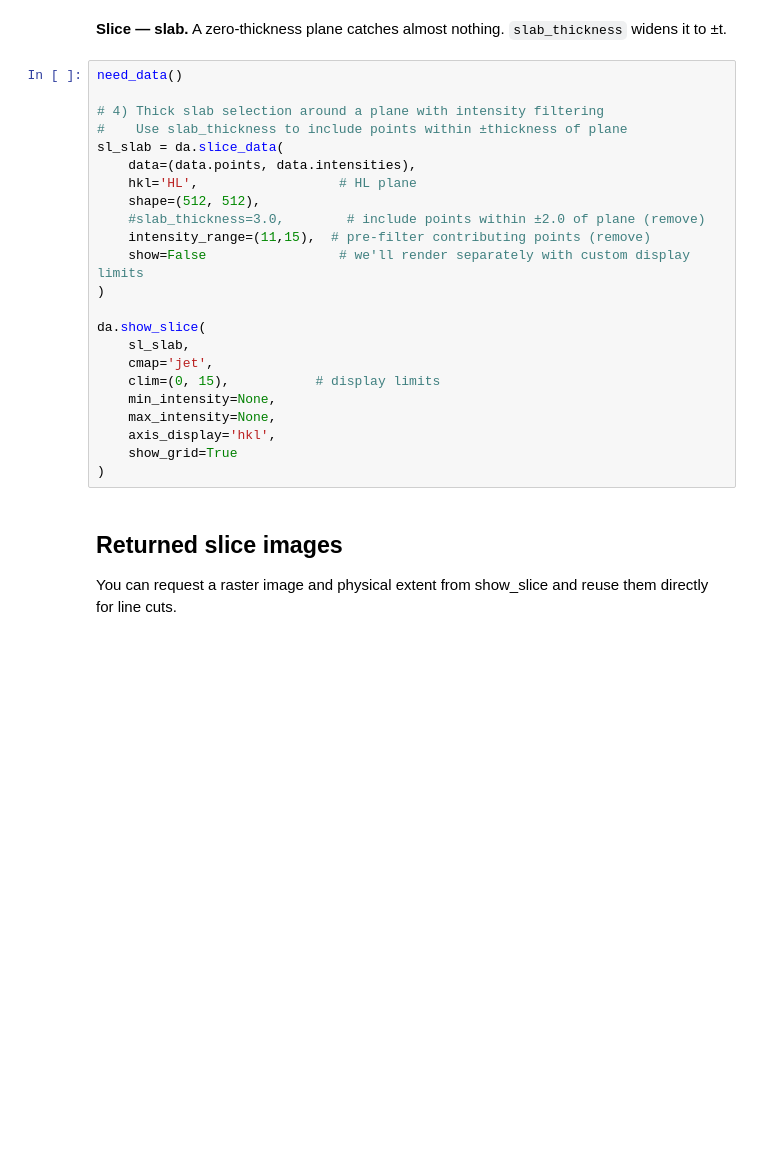
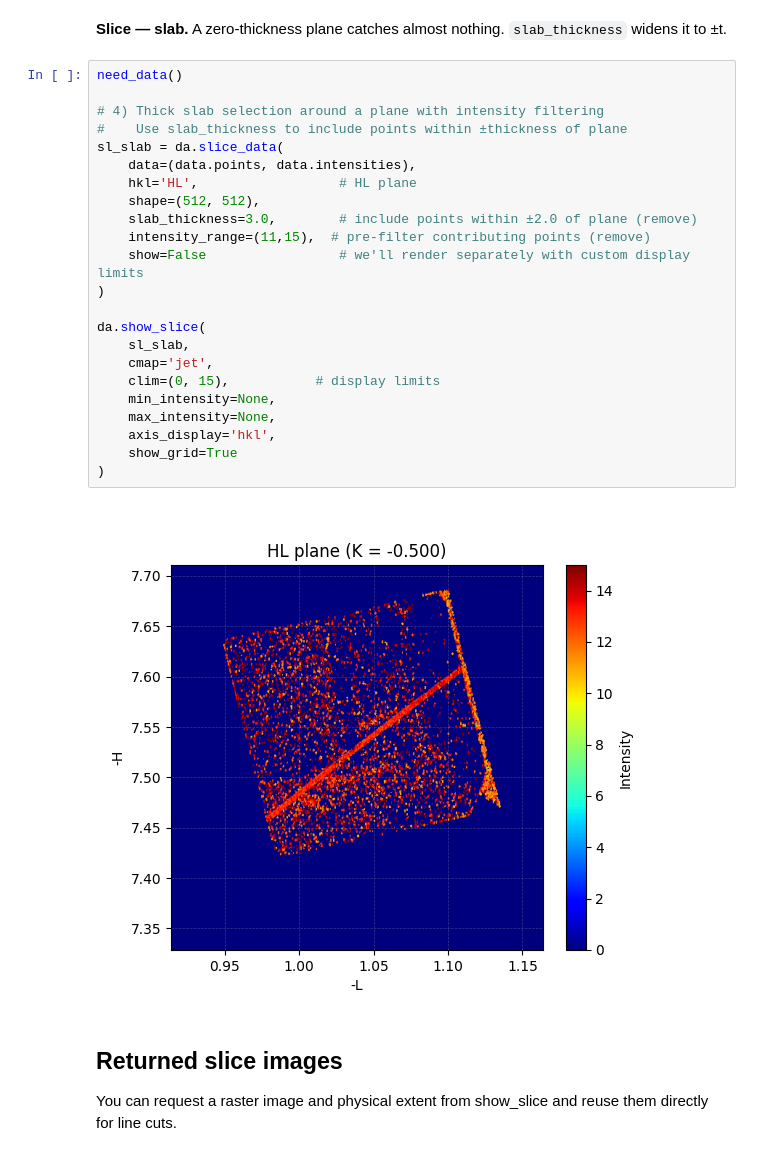
Before and after one commit to AdvancedPhotonSource/DashPVA, a Jupyter notebook: notebooks/DashAnalysis_Quickstart.ipynb, the cells around one changed output. Cells and saved outputs as stored; diff of their text form; blank space fills up the shorter version.

```diff
--- a/notebooks/DashAnalysis_Quickstart.ipynb
+++ b/notebooks/DashAnalysis_Quickstart.ipynb
@@ -176,26 +265,28 @@ except Exception as e:
 # %%
 need_data()
 
 # 4) Thick slab selection around a plane with intensity filtering
 #    Use slab_thickness to include points within ±thickness of plane
 sl_slab = da.slice_data(
     data=(data.points, data.intensities),
     hkl='HL',                  # HL plane
     shape=(512, 512),
-    #slab_thickness=3.0,        # include points within ±2.0 of plane (remove)
+    slab_thickness=3.0,        # include points within ±2.0 of plane (remove)
     intensity_range=(11,15),  # pre-filter contributing points (remove)
     show=False                 # we'll render separately with custom display limits
 )
 
 da.show_slice(
     sl_slab,
     cmap='jet',
     clim=(0, 15),           # display limits
     min_intensity=None,
     max_intensity=None,
     axis_display='hkl',
     show_grid=True
 )
+# %% [output]
+[figure, added]
 # %% [markdown]
 ## Returned slice images
 
```
Also changed, not shown: parts of 15 cells of this notebook, 1 other file.
